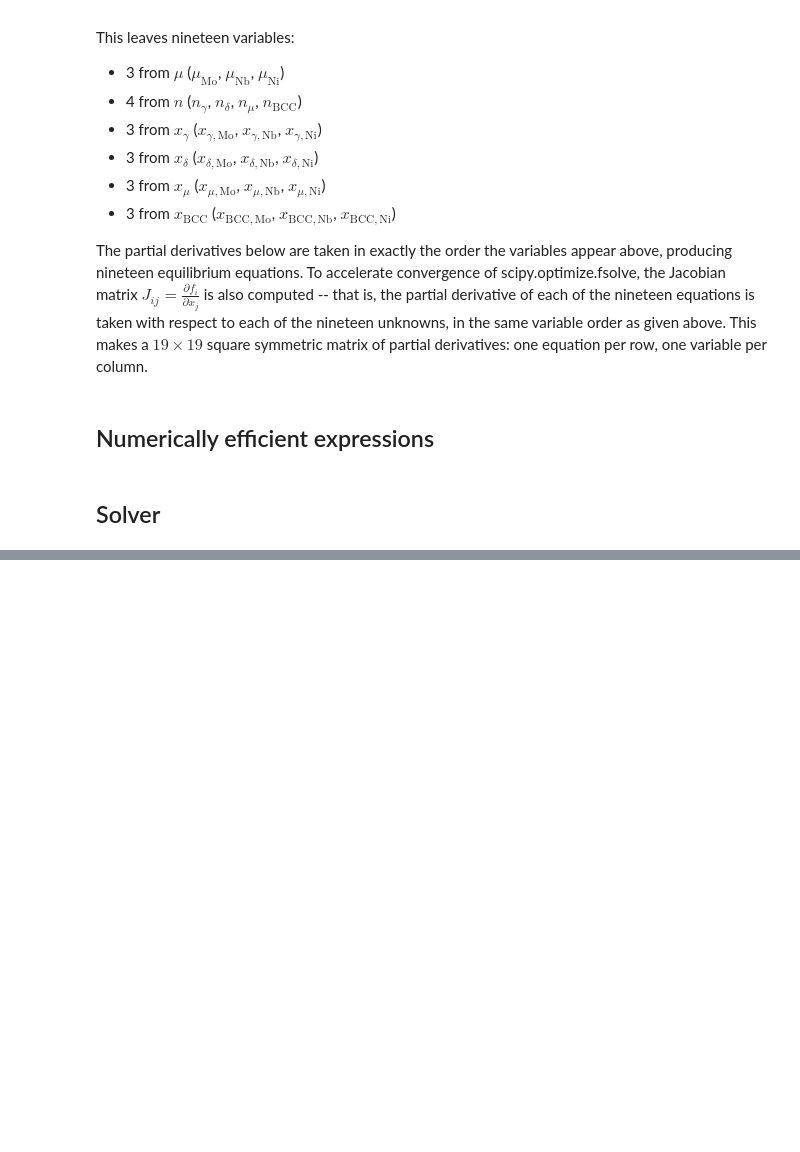
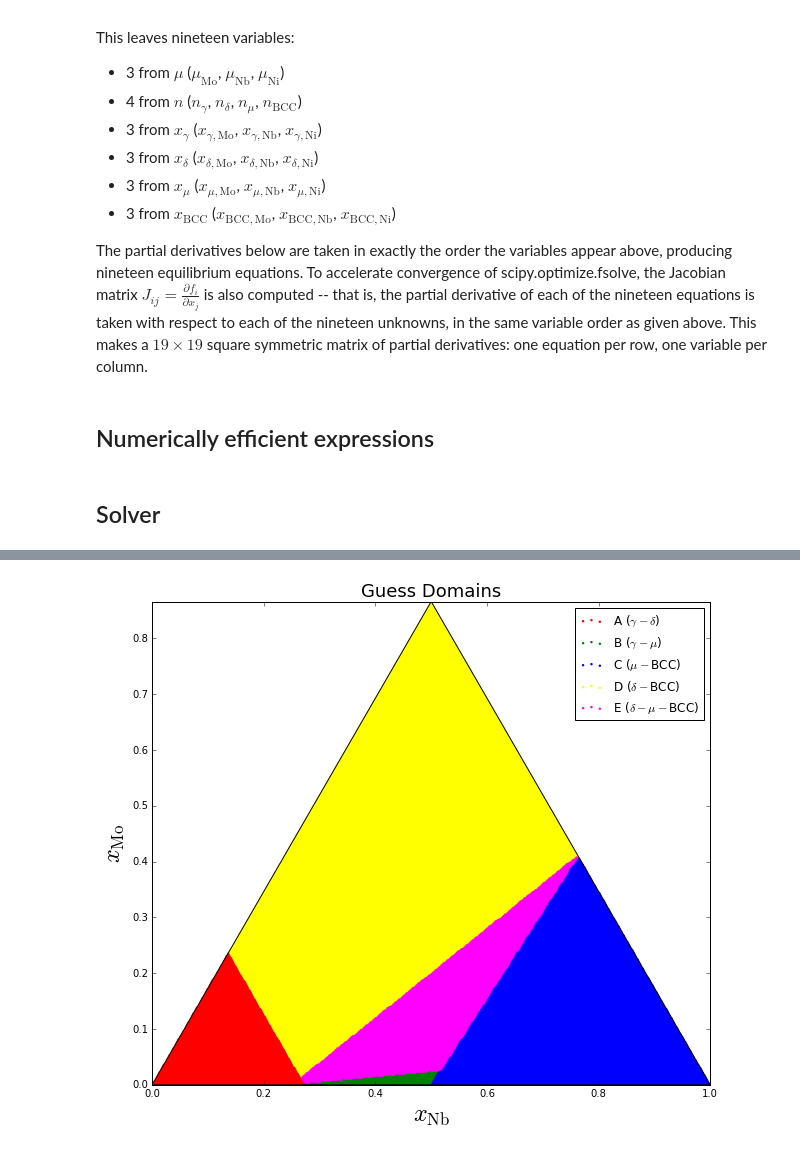
Before and after one commit to usnistgov/phasefield-precipitate-aging, a Jupyter notebook: CALPHAD_extraction.ipynb, the cells around one changed output, grey strips where cells are left out. Drawn from its saved outputs; the diff is of its cells as text; code cells hidden in the pictures; blank space fills up the shorter version.

```diff
--- a/CALPHAD_extraction.ipynb
+++ b/CALPHAD_extraction.ipynb
@@ -548,17 +542,18 @@ plt.show()
 # %%
 # Plot domains corresponding to the test points
 plt.figure(figsize=(pltsize, rt32*pltsize))
 plt.title("Guess Domains", fontsize=18)
 plt.xlim([0,1])
 plt.ylim([0,rt32])
 plt.xlabel(r'$x_\mathrm{Nb}$', fontsize=24)
 plt.ylabel(r'$x_\mathrm{Mo}$', fontsize=24)
 plt.plot(XT, YT, '-k')
-plt.scatter(XA, YA, color='red',   label=r'A ($\gamma-\delta$)')
-plt.scatter(XB, YB, color='green', label=r'B ($\gamma-\mu$)')
-plt.scatter(XC, YC, color='blue',  label=r'C ($\mu-$BCC)')
-plt.scatter(XD, YD, color='yellow',label=r'D ($\delta-$BCC)')
-plt.scatter(XE, YE, color='magenta',label=r'E ($\delta-\mu-$BCC)')
-plt.scatter(XX, YX, color='cyan',label=r'X (previous)')
+plt.scatter(RXA, RYA, color='red',   s=2, label=r'A ($\gamma-\delta$)')
+plt.scatter(RXB, RYB, color='green', s=2, label=r'B ($\gamma-\mu$)')
+plt.scatter(RXC, RYC, color='blue',  s=2, label=r'C ($\mu-$BCC)')
+plt.scatter(RXD, RYD, color='yellow',s=2, label=r'D ($\delta-$BCC)')
+plt.scatter(RXE, RYE, color='magenta',s=2, label=r'E ($\delta-\mu-$BCC)')
 plt.legend(loc='best')
 plt.show()
+# %% [output]
+[figure, added]
```
Also changed, not shown: parts of 7 cells of this notebook.
